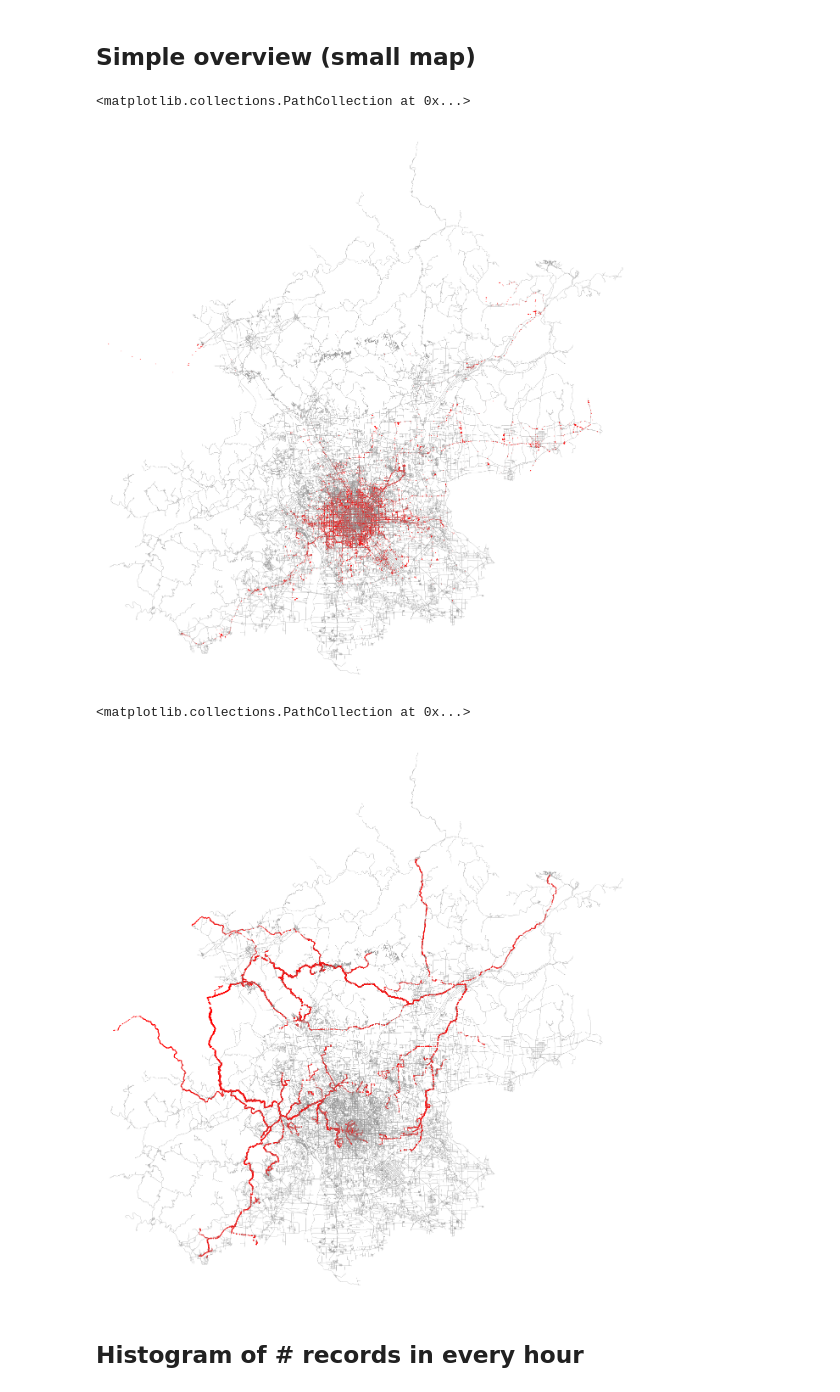
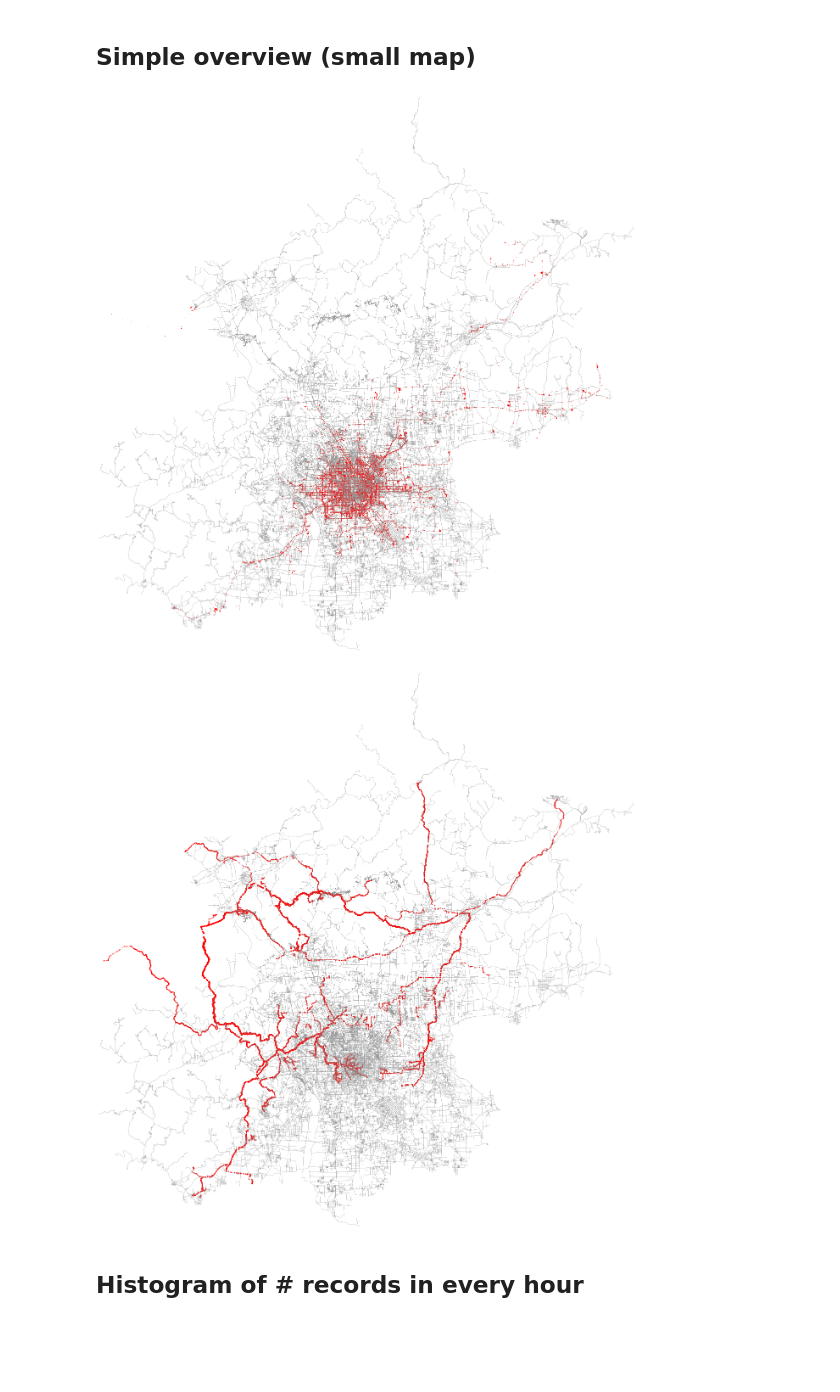
Before and after one commit to LordHelmchen324/real-vs-synthetic-geospatial, a Jupyter notebook: interrogation/berlinmod_tdrive.ipynb, the cells around one changed output. Cells and saved outputs as stored; diff of their text form; code cells hidden in the pictures; blank space fills up the shorter version.

Commit message:
Created high resolution plots for the thesis

```diff
--- a/interrogation/berlinmod_tdrive.ipynb
+++ b/interrogation/berlinmod_tdrive.ipynb
@@ -26,17 +26,21 @@ streets_beijing = ox.load_graphml('beijing_streets_all.graphml', folder='../osmn
 # %% [markdown]
 ## Simple overview (small map)
 # %%
-fig, ax = ox.plot_graph(streets_beijing, fig_height=24, node_size=0, edge_linewidth=0.25, show=False, close=False)
+fig, ax = ox.plot_graph(streets_beijing, fig_height=24, node_size=0, edge_linewidth=0.25, margin=0.0,
+                        show=False, close=False)
 ax.scatter(real['longitude'], real['latitude'], c='#ff0000', s=0.25, alpha=1.0)
+
+plt.savefig('../../Images/question_overview_tdrive_real.png', dpi=100, bbox_inches='tight')
 # %% [output]
-<matplotlib.collections.PathCollection at 0x...>
-[figure, old version]
+[figure, new version]
 # %%
-fig, ax = ox.plot_graph(streets_beijing, fig_height=24, node_size=0, edge_linewidth=0.25, show=False, close=False)
+fig, ax = ox.plot_graph(streets_beijing, fig_height=24, node_size=0, edge_linewidth=0.25, margin=0.0,
+                        show=False, close=False)
 ax.scatter(fake['longitude'], fake['latitude'], c='#ff0000', s=0.25, alpha=1.0)
+
+plt.savefig('../../Images/question_overview_tdrive_berlinmod.png', dpi=100, bbox_inches='tight')
 # %% [output]
-<matplotlib.collections.PathCollection at 0x...>
-[figure, old version]
+[figure, new version]
 # %% [markdown]
 ## Histogram of # records in every hour
 # %%
```
Also changed, not shown: parts of 9 cells of this notebook, 10 other files.
